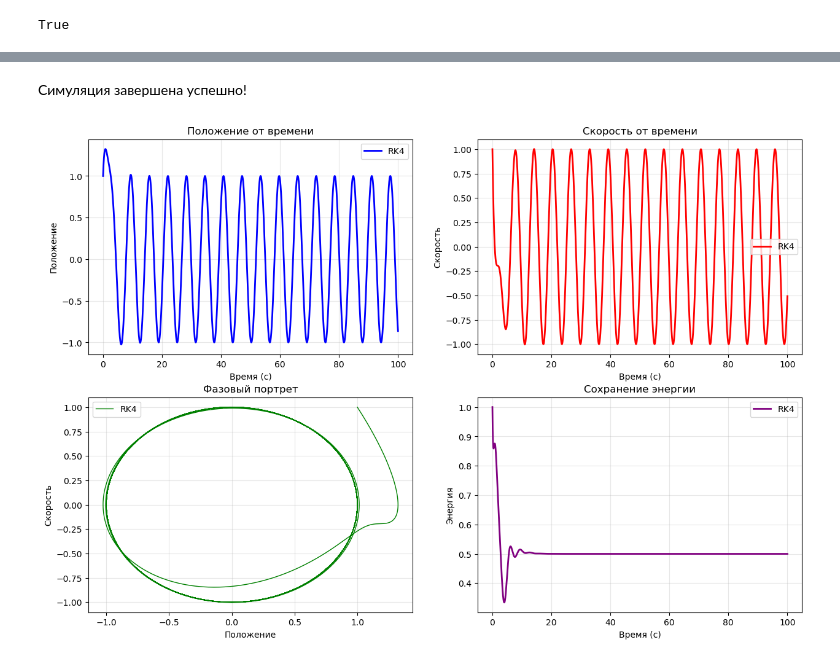
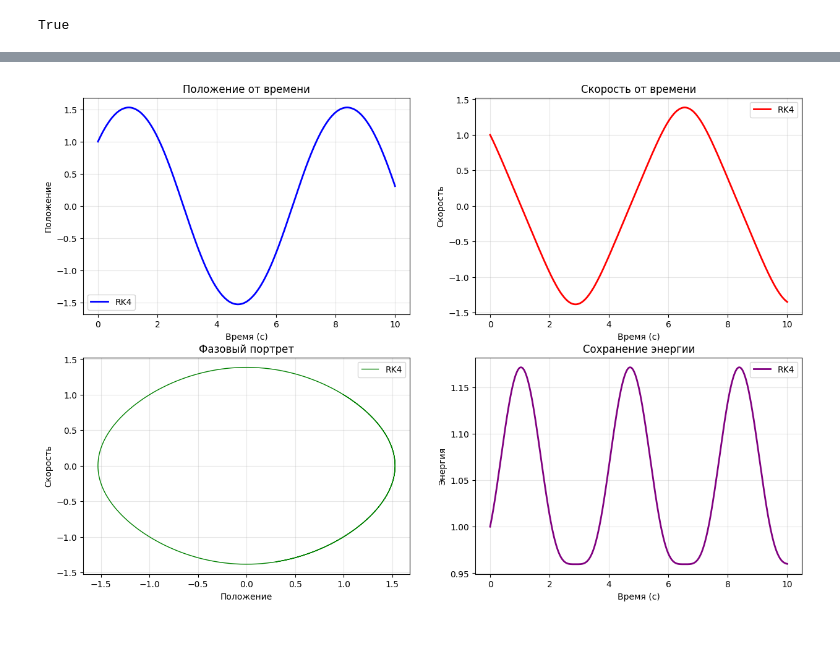
Before and after one commit to Kuropach/NumSim, a Jupyter notebook: runner.ipynb, the cells around one changed output, grey strips where cells are left out. Saved outputs shown, nothing was run; the diff lists cells and outputs as text; code cells hidden in the pictures; blank space fills up the shorter version.

```diff
--- a/runner.ipynb
+++ b/runner.ipynb
@@ -235,16 +448,20 @@ True
 sim.set_parameters(
     initial_position=1.0,
     initial_velocity=1.0,
-    w=1.0,
-    gamma=1.0,
-    omega=1.0,
-    A=1.0,
+    w=5.0,
+    gamma=0.1,
+    omega=17.1,
+    A=10.0,
     simulation_time=100,
-    dt=0.01,
-    equation="ForcedDampedMathPendulum",
-    method="RK4"
+    dt=0.001,
+    equation="Pendulum",
+    method="RK4_test",
+    m1=1,
+    m2=1,
+    l1=1,
+    l2=1,
+    g=9.81
 )
-
 sim.show_parameters()
 # %% [output]
 Текущие параметры симуляции
@@ -253,9 +591,25 @@ sim.show_parameters()
 # %%
+sim.set_parameters(
+    initial_position=1.0,
+    initial_velocity=1.0,
+    w=1.0,
+    gamma=0.1,
+    omega=17.1,
+    A=1000.0,
+    simulation_time=10,
+    dt=0.01,
+    equation="PhysPendulum",
+    method="RK4",
+    m1=1,
+    m2=1,
+    l1=1,
+    l2=1,
+    g=9.81
+)
 sim.run_simulation()
 sim.plot_results()
 # %% [output]
-Симуляция завершена успешно!
-[figure, old version]
+[figure, new version]
 # %%
 sim.compare_methods()
 # %% [output]
```
Also changed, not shown: parts of 8 cells of this notebook, 2 other files.
